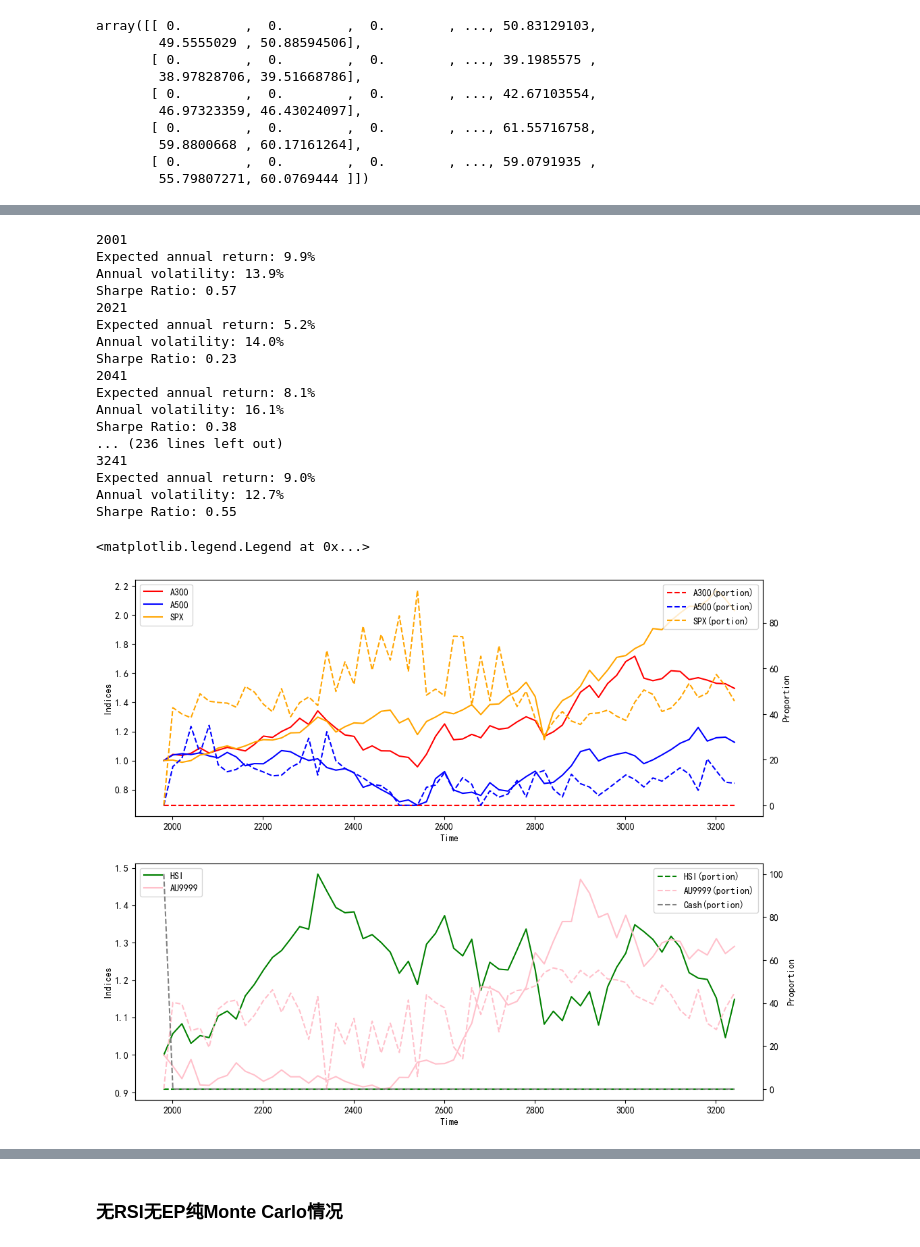
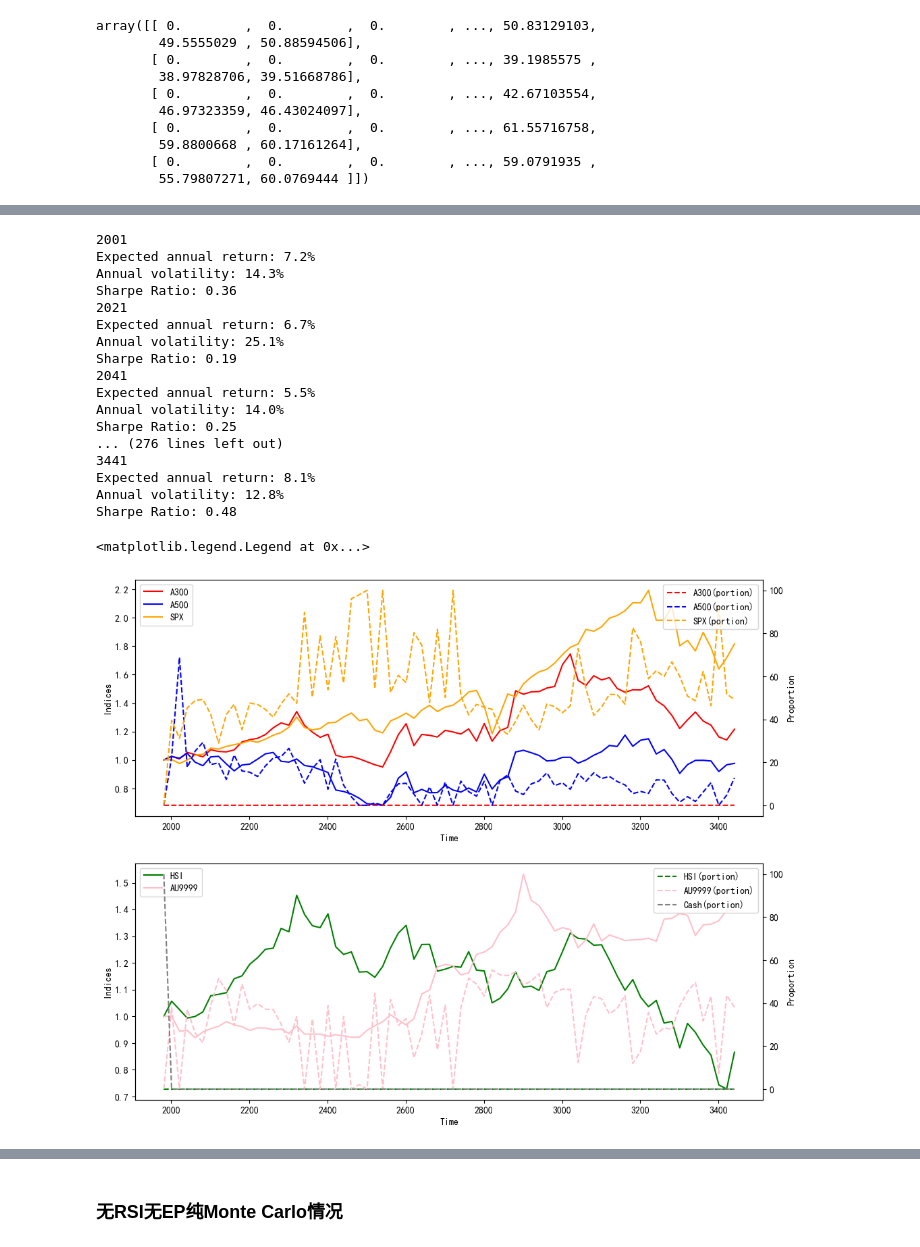
Before and after one commit to dishangti/Entropy-Pooling, a Jupyter notebook: EP.ipynb, the cells around one changed output, grey strips where cells are left out. Saved outputs shown, nothing was run; the diff lists cells and outputs as text; code cells hidden in the pictures.

Commit message:
Use VIX for volatility estimation.

```diff
--- a/EP.ipynb
+++ b/EP.ipynb
@@ -720,6 +729,6 @@ price_moves = np.array(price_moves)
 # %%
 begin_time = 2001
-end_time = 3251-10
+end_time = 3451-10
 adj_period = 20
 n_ptf = 5    # Portfolio number (no cash)
 # %%
@@ -762,7 +771,7 @@ display(stats_prior)
 # %%
 risk_free = 0.02
 
-opt1_port = pd.DataFrame(np.array([0,0,0,0,0,100.0],dtype=np.float64), index = [*names, 'Cash'], columns = [begin_time - 1])
+opt1_port = pd.DataFrame(np.array([0,0,0,0,0,100.0],dtype=np.float64), index = [*names, 'Cash'], columns = [begin_time - 20])
 for time in range(begin_time, end_time+1, adj_period):
     print(time)
     R_df = pd.DataFrame(data=pnls[:time], columns=names)
@@ -774,15 +783,14 @@ for time in range(begin_time, end_time+1, adj_period):
     view_mean = np.zeros(n_ptf)
     for i in range(n_ptf):
         if maxRSI[i] >= 70:
-            view_mean[i] -= 0.005
+            view_mean[i] -= 0.007
         if minRSI[i] <= 30:
-            view_mean[i] += 0.005
+            view_mean[i] += 0.002
     view_mean = stats_prior['Mean'] +view_mean
 
     p = (np.ones((S, 1),dtype=np.float64) / S)    # Prior distribution
     A = np.ones((1,S),dtype=np.float64)
-    for i in range(n_ptf):
-        A = np.vstack((A, R[:, i]))
+    A = np.vstack((A, R[:, 0:n_ptf].T))
     b = np.append(np.array(1.0,dtype=np.float64), view_mean).reshape(-1,1)
     q1 = ft.entropy_pooling(p, A, b)    # Post distribution
 
@@ -790,14 +798,13 @@ for time in range(begin_time, end_time+1, adj_period):
     meanMTM = np.average(MTMs[:,time-adj_period:time], axis=1,weights = np.arange(1,2,0.05))
     for i in range(n_ptf):
         if meanMTM[i] > 0:
-            view_mean += 0.005
+            view_mean += 0.002
         elif meanMTM[i] < 0:
-            view_mean -= 0.005
+            view_mean -= 0.007
     view_mean = stats_prior['Mean'] +view_mean
 
     A = np.ones((1,S),dtype=np.float64)
-    for i in range(n_ptf):
-        A = np.vstack((A, R[:, i]))
+    A = np.vstack((A, R[:, 0:n_ptf].T))
     b = np.append(np.array(1.0,dtype=np.float64), view_mean).reshape(-1,1)
     q2 = ft.entropy_pooling(p, A, b)    # Post distribution
 
@@ -824,57 +831,57 @@ for time in range(begin_time, end_time+1, adj_period):
     opt1.portfolio_performance(verbose=True)
 # %% [output]
 2001
-Expected annual return: 9.9%
-Annual volatility: 13.9%
-Sharpe Ratio: 0.57
+Expected annual return: 7.2%
+Annual volatility: 14.3%
+Sharpe Ratio: 0.36
 2021
-Expected annual return: 5.2%
+Expected annual return: 6.7%
+Annual volatility: 25.1%
+Sharpe Ratio: 0.19
+2041
+Expected annual return: 5.5%
 Annual volatility: 14.0%
-Sharpe Ratio: 0.23
-2041
+Sharpe Ratio: 0.25
+... (276 lines left out)
+3441
 Expected annual return: 8.1%
-Annual volatility: 16.1%
-Sharpe Ratio: 0.38
-... (236 lines left out)
-3241
-Expected annual return: 9.0%
-Annual volatility: 12.7%
-Sharpe Ratio: 0.55
+Annual volatility: 12.8%
+Sharpe Ratio: 0.48
 # %%
 fig = plt.figure(figsize = (12,10))
 
-time_series = np.arange(begin_time-20, end_time+1,20)
+time_series = np.arange(begin_time-adj_period, end_time+1,adj_period)
 port_series = opt1_port
-norm_prices = (prices[:, begin_time-20:end_time+1:20].T / prices[:, begin_time-20]).T
+norm_prices = (prices[:, begin_time-adj_period:end_time+1:adj_period].T / prices[:, begin_time-adj_period]).T
 
 color = ['red', 'blue', 'orange', 'green', 'pink', 'grey']
 
 ax = fig.add_subplot(211)
 for i in range(3):
     ax.plot(time_series, norm_prices[i,:], label = names[i], color = color[i])
 ax.set_xlabel('Time')
 ax.set_ylabel('Indices')
 ax.legend(loc = 'upper left')
 
 ax2 = ax.twinx()
 for i in range(3):
     ax2.plot(time_series, port_series.iloc[i, :],'--', label = [*names, 'Cash'][i] + '(portion)', color = color[i])
 ax2.set_ylabel('Proportion')
 ax2.legend(loc = 'upper right')
 
 ax = fig.add_subplot(212)
 for i in range(3,n_ptf):
     ax.plot(time_series, norm_prices[i,:], label = names[i], color = color[i])
 ax.set_xlabel('Time')
 ax.set_ylabel('Indices')
 ax.legend(loc = 'upper left')
 
 ax2 = ax.twinx()
 for i in range(3,n_ptf + 1):
     ax2.plot(time_series, port_series.iloc[i, :],'--', label = [*names, 'Cash'][i] + '(portion)', color = color[i])
 ax2.set_ylabel('Proportion')
 ax2.legend(loc = 'upper right')
 # %% [output]
 <matplotlib.legend.Legend at 0x...>
-[figure, old version]
+[figure, new version]
 # %%
```
Also changed, not shown: parts of 28 cells of this notebook.
